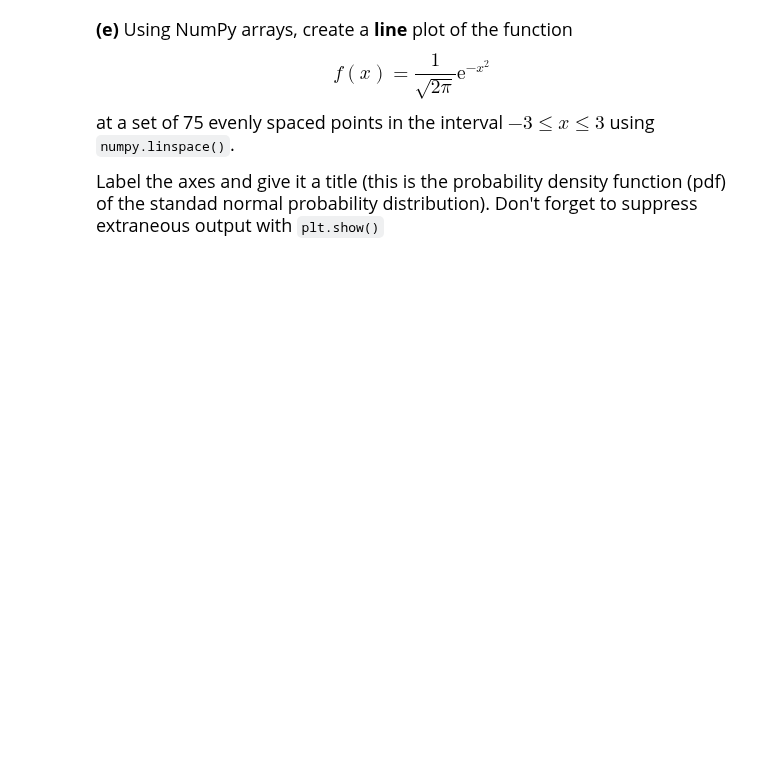
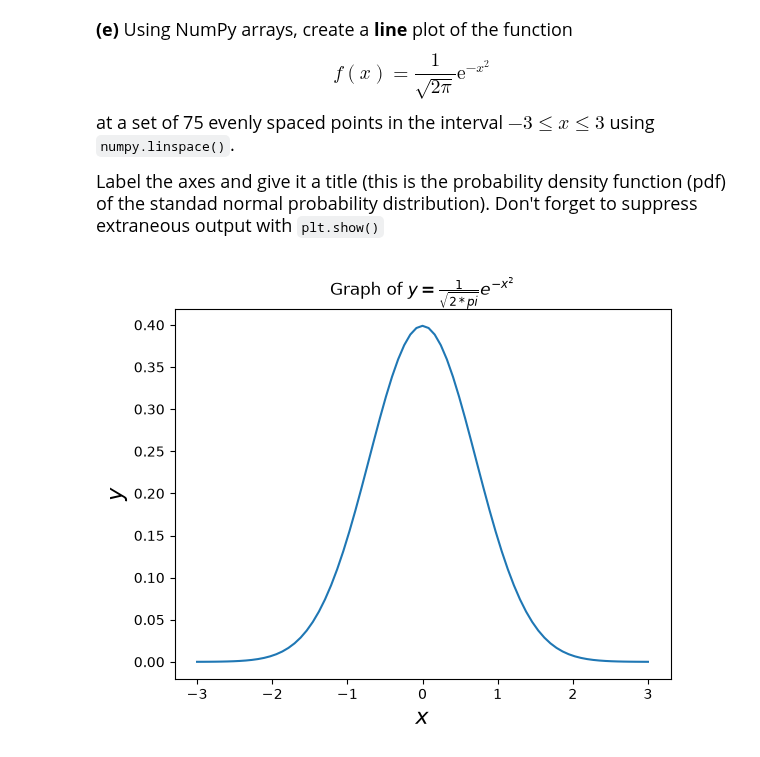
Before and after one commit to adamkeos/datasci151fall2026, a Jupyter notebook: _assignments/assignment_3/Assignment3.ipynb, the cells around one changed output. Drawn from its saved outputs; the diff is of its cells as text; code cells hidden in the pictures; blank space fills up the shorter version.

```diff
--- a/_assignments/assignment_3/Assignment3.ipynb
+++ b/_assignments/assignment_3/Assignment3.ipynb
@@ -146,3 +176,14 @@ at a set of 75 evenly spaced points in the interval $-3 \leq x \leq 3$ using `nu
 Label the axes and give it a title (this is the probability density function (pdf) of the standad normal probability distribution). Don't forget to suppress extraneous output with `plt.show()`
 # %%
 # your code here
+import matplotlib.pyplot as plt
+x_vals = np.linspace(-3, 3, 75)
+y_vals = 1/(np.sqrt(2*np.pi)) * np.exp(-x_vals**2)
+
+plt.plot(x_vals, y_vals)
+plt.xlabel("$x$", fontsize = 16)
+plt.ylabel("$y$", fontsize = 16)
+plt.title("Graph of $y = \\frac{1}{\\sqrt{2*pi}}e^{-x^2}$", fontsize = 12)
+plt.show()
+# %% [output]
+[figure, added]
```
Also changed, not shown: parts of 5 cells of this notebook.
